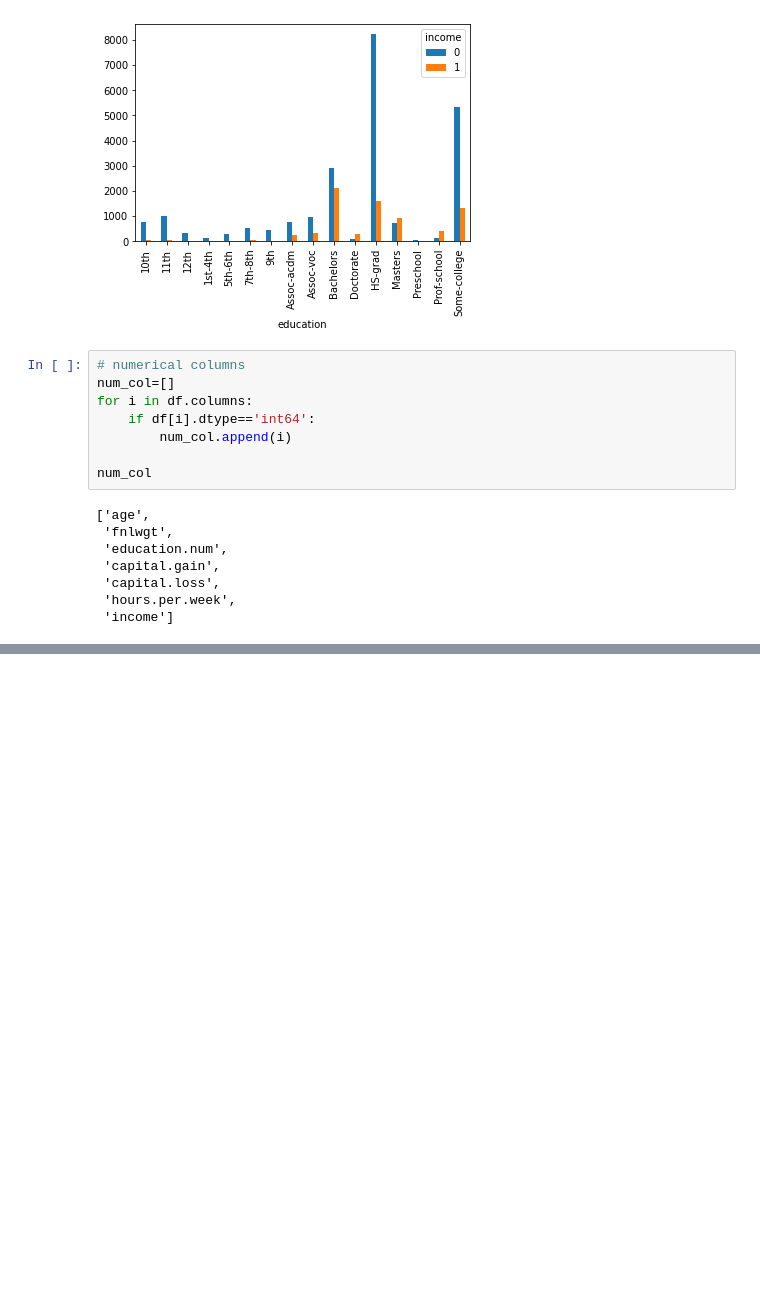
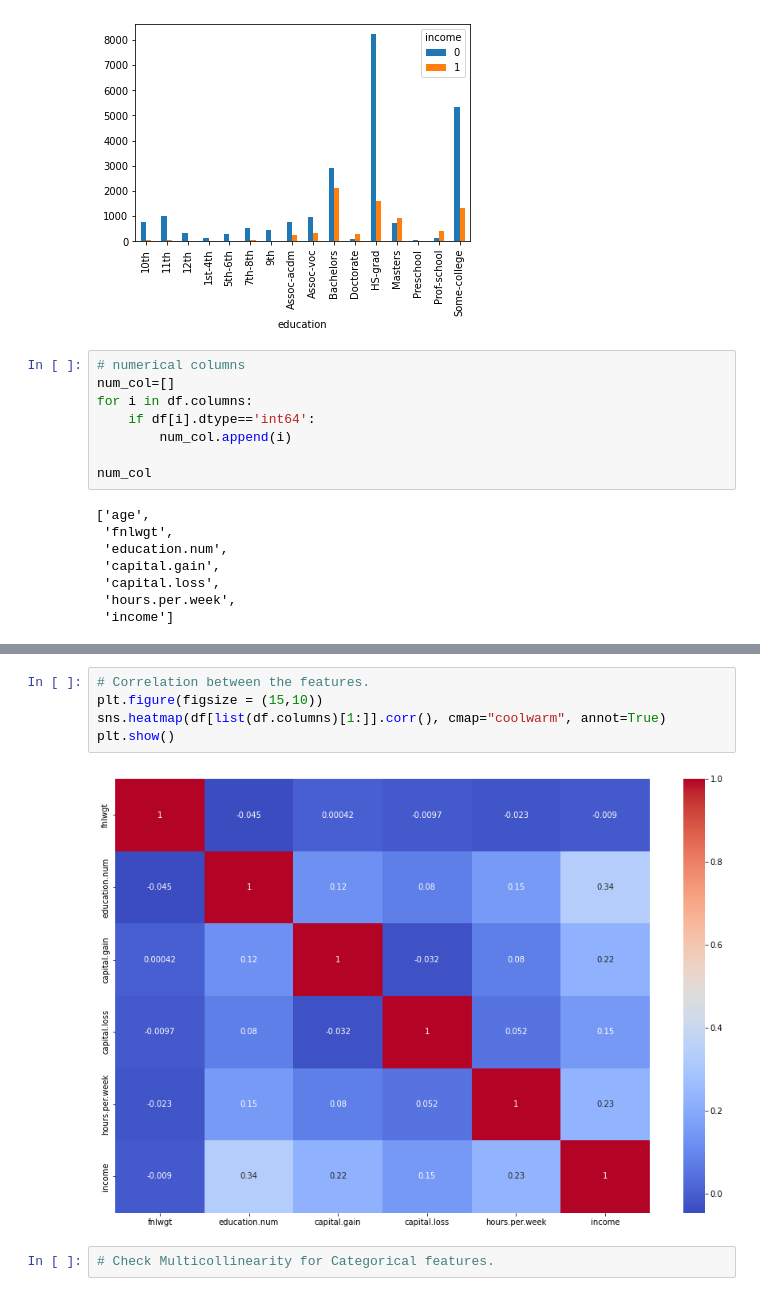
Before and after one commit to ram130849/annual_income_classification_using_Xg_boost_LightBGM, a Jupyter notebook: Adult_Income_Classification_Using_XGBoost.ipynb, the cells around one changed output, grey strips where cells are left out. Cells and saved outputs as stored; diff of their text form; blank space fills up the shorter version.

```diff
--- a/Adult_Income_Classification_Using_XGBoost.ipynb
+++ b/Adult_Income_Classification_Using_XGBoost.ipynb
@@ -273,0 +329,9 @@ plt.subtitle('')
+# %%
+# Correlation between the features.
+plt.figure(figsize = (15,10))
+sns.heatmap(df[list(df.columns)[1:]].corr(), cmap="coolwarm", annot=True)
+plt.show()
+# %% [output]
+[figure, added]
+# %%
+# Check Multicollinearity for Categorical features.
```
Also changed, not shown: parts of 5 cells of this notebook.
